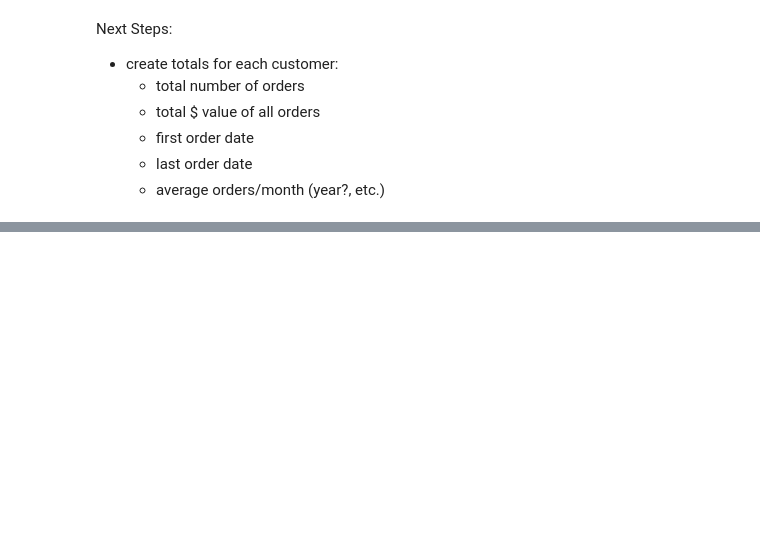
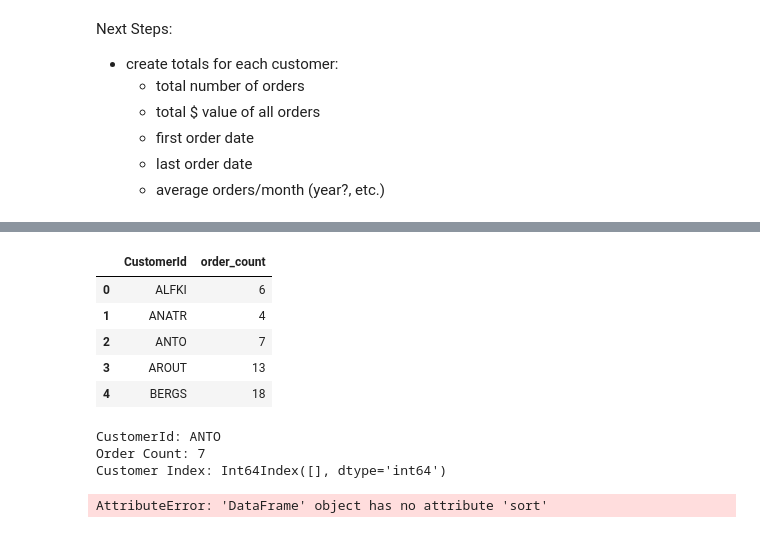
Before and after one commit to giorosati/dsc-2-final-project-online-ds-pt-100118, a Jupyter notebook: module2project.ipynb, the cells around one changed output, grey strips where cells are left out. Saved outputs shown, nothing was run; the diff lists cells and outputs as text; code cells hidden in the pictures; blank space fills up the shorter version.

```diff
--- a/module2project.ipynb
+++ b/module2project.ipynb
@@ -519,0 +561,34 @@ orders.head()
+# %%
+# data.rename(columns={'gdp':'log(gdp)'}, inplace=True)
+orders_count.rename(columns={'Id':'order_count'}, inplace=True)
+# %%
+orders_count.head()
+# %% [output]
+|  | CustomerId | order_count |
+| 0 | ALFKI | 6 |
+| 1 | ANATR | 4 |
+| 2 | ANTO | 7 |
+| 3 | AROUT | 13 |
+| 4 | BERGS | 18 |
+# %%
+for index, row in orders_count.iterrows():
+#     print(row['CustomerId'])
+#     print(row['order_count'])
+#     break
+    customer_id = row['CustomerId']
+    order_count = row['order_count']
+    customer_index =  customers.loc[customers['Id'] == customer_id].index
+    if customer_id == 'ANTO':
+        print('CustomerId: {}'.format(customer_id))
+        print('Order Count: {}'.format(order_count))
+        print('Customer Index: {}'.format(customer_index))
+
+    customers.iloc[customer_index, customers.columns.get_loc('orders_count')] = order_count
+# %% [output]
+CustomerId: ANTO
+Order Count: 7
+Customer Index: Int64Index([], dtype='int64')
+# %%
+customers.sort()
+# %% [output]
+AttributeError: 'DataFrame' object has no attribute 'sort'
```
Also changed, not shown: parts of 23 cells of this notebook.
